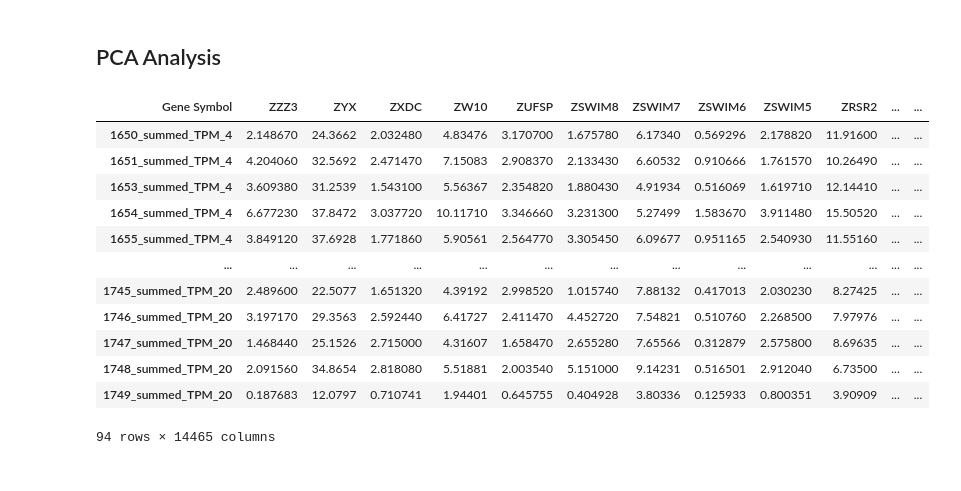
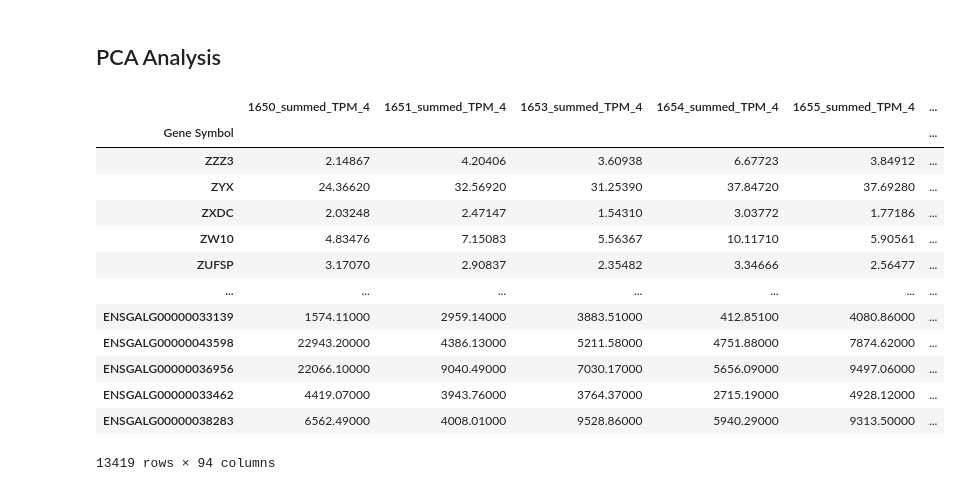
Before and after one commit to NSF-DARSE/YolktoFeed, a Jupyter notebook: JupyterNotebook/liverHEDI.ipynb, the cells around one changed output. Drawn from its saved outputs; the diff is of its cells as text; code cells hidden in the pictures.

```diff
--- a/JupyterNotebook/liverHEDI.ipynb
+++ b/JupyterNotebook/liverHEDI.ipynb
@@ -42,0 +53,6 @@ df_trunk
+# %%
+#droping day 6
+omit_days = [6]
+drop_days=tuple(['_'+str(day) for day in omit_days])
+df_trunk = df_trunk.loc[:, ~df_trunk.columns.str.endswith(drop_days)]
+df_trunk
@@ -42,0 +74,11 @@ df_trunk
+# %%
+meta_cols = ['Gene Symbol', 'Ensembl Gene ID']
+expr_cols = [c for c in df_trunk.columns if c not in meta_cols]
+
+sample_meta = pd.DataFrame({'Sample': expr_cols})
+sample_meta['Day'] = sample_meta['Sample'].str.extract(r'_(\d+)$').astype(int)
+#display(sample_meta)
+
+DAYS = sorted(sample_meta['Day'].unique().tolist())
+#days = df_trunk.iloc[:,2:].columns.str.extract(r'_(\d+)$')
+DAYS
@@ -42,0 +87,16 @@ df_trunk
+# %%
+sample_cols = df_trunk.columns[2:]
+
+X = df_trunk[expr_cols]
+expressed = X > 0.1
+
+days = sample_cols.str.extract(r'_(\d+)$')[0].values
+
+counts_by_day = expressed.T.groupby(days).sum().T
+
+#keep = (counts_by_day >= 5).any(axis=1)
+keep = (counts_by_day >= 5).all(axis=1)
+
+df_filtered = df_trunk.loc[keep].reset_index(drop=True)
+
+print(df_filtered.shape)
@@ -42,0 +105,5 @@ df_trunk
+# %%
+#df_filtered = df_filtered.set_index("Gene Symbol")
+df_filtered.index = df_filtered['Gene Symbol'].replace('-', pd.NA).fillna(df_filtered['Ensembl Gene ID'])
+#df_filtered = df_filtered.set_index("Gene Symbol")
+df_filtered
@@ -115,20 +157,21 @@ Counter({4: 11, 8: 12, 10: 12, 12: 12, 14: 11, 16: 12, 18: 12, 20: 12})
 # %% [markdown]
 ## PCA Analysis
 # %%
-expr = df_trunk[expr_cols].copy()
-expr = expr.T
+expr = df_filtered[expr_cols].copy()
+#expr = expr.T
 expr
 # %% [output]
-| Gene Symbol | ZZZ3 | ZYX | ZXDC | ZW10 | ZUFSP | ZSWIM8 | ZSWIM7 | ZSWIM6 | ZSWIM5 | ZRSR2 | ... | ... |
-| 1650_summed_TPM_4 | 2.148670 | 24.3662 | 2.032480 | 4.83476 | 3.170700 | 1.675780 | 6.17340 | 0.569296 | 2.178820 | 11.91600 | ... | ... |
-| 1651_summed_TPM_4 | 4.204060 | 32.5692 | 2.471470 | 7.15083 | 2.908370 | 2.133430 | 6.60532 | 0.910666 | 1.761570 | 10.26490 | ... | ... |
-| 1653_summed_TPM_4 | 3.609380 | 31.2539 | 1.543100 | 5.56367 | 2.354820 | 1.880430 | 4.91934 | 0.516069 | 1.619710 | 12.14410 | ... | ... |
-| 1654_summed_TPM_4 | 6.677230 | 37.8472 | 3.037720 | 10.11710 | 3.346660 | 3.231300 | 5.27499 | 1.583670 | 3.911480 | 15.50520 | ... | ... |
-| 1655_summed_TPM_4 | 3.849120 | 37.6928 | 1.771860 | 5.90561 | 2.564770 | 3.305450 | 6.09677 | 0.951165 | 2.540930 | 11.55160 | ... | ... |
-| ... | ... | ... | ... | ... | ... | ... | ... | ... | ... | ... | ... | ... |
-| 1745_summed_TPM_20 | 2.489600 | 22.5077 | 1.651320 | 4.39192 | 2.998520 | 1.015740 | 7.88132 | 0.417013 | 2.030230 | 8.27425 | ... | ... |
-| 1746_summed_TPM_20 | 3.197170 | 29.3563 | 2.592440 | 6.41727 | 2.411470 | 4.452720 | 7.54821 | 0.510760 | 2.268500 | 7.97976 | ... | ... |
-| 1747_summed_TPM_20 | 1.468440 | 25.1526 | 2.715000 | 4.31607 | 1.658470 | 2.655280 | 7.65566 | 0.312879 | 2.575800 | 8.69635 | ... | ... |
-| 1748_summed_TPM_20 | 2.091560 | 34.8654 | 2.818080 | 5.51881 | 2.003540 | 5.151000 | 9.14231 | 0.516501 | 2.912040 | 6.73500 | ... | ... |
-| 1749_summed_TPM_20 | 0.187683 | 12.0797 | 0.710741 | 1.94401 | 0.645755 | 0.404928 | 3.80336 | 0.125933 | 0.800351 | 3.90909 | ... | ... |
+|  | 1650_summed_TPM_4 | 1651_summed_TPM_4 | 1653_summed_TPM_4 | 1654_summed_TPM_4 | 1655_summed_TPM_4 | ... |
+| Gene Symbol |  |  |  |  |  | ... |
+| ZZZ3 | 2.14867 | 4.20406 | 3.60938 | 6.67723 | 3.84912 | ... |
+| ZYX | 24.36620 | 32.56920 | 31.25390 | 37.84720 | 37.69280 | ... |
+| ZXDC | 2.03248 | 2.47147 | 1.54310 | 3.03772 | 1.77186 | ... |
+| ZW10 | 4.83476 | 7.15083 | 5.56367 | 10.11710 | 5.90561 | ... |
+| ZUFSP | 3.17070 | 2.90837 | 2.35482 | 3.34666 | 2.56477 | ... |
+| ... | ... | ... | ... | ... | ... | ... |
+| ENSGALG00000033139 | 1574.11000 | 2959.14000 | 3883.51000 | 412.85100 | 4080.86000 | ... |
+| ENSGALG00000043598 | 22943.20000 | 4386.13000 | 5211.58000 | 4751.88000 | 7874.62000 | ... |
+| ENSGALG00000036956 | 22066.10000 | 9040.49000 | 7030.17000 | 5656.09000 | 9497.06000 | ... |
+| ENSGALG00000033462 | 4419.07000 | 3943.76000 | 3764.37000 | 2715.19000 | 4928.12000 | ... |
+| ENSGALG00000038283 | 6562.49000 | 4008.01000 | 9528.86000 | 5940.29000 | 9313.50000 | ... |
-94 rows × 14465 columns
+13419 rows × 94 columns
```
Also changed, not shown: parts of 23 cells of this notebook.
